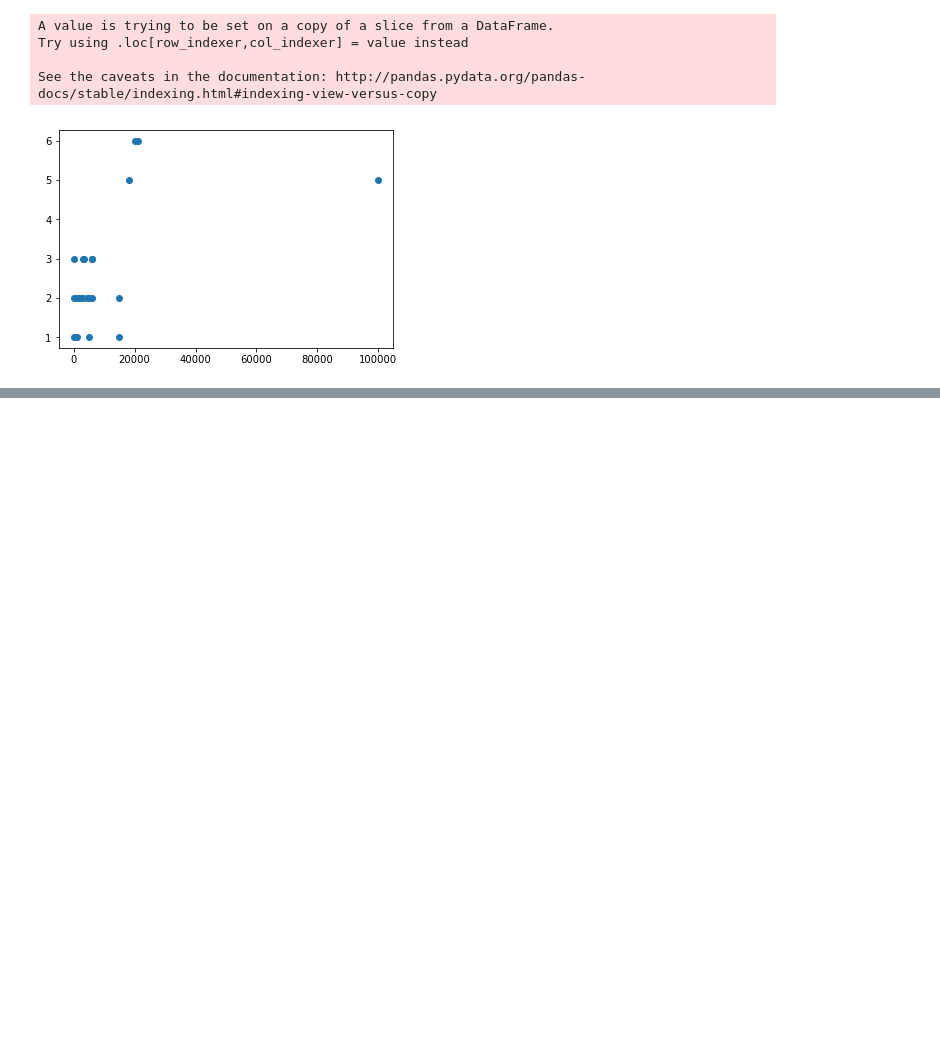
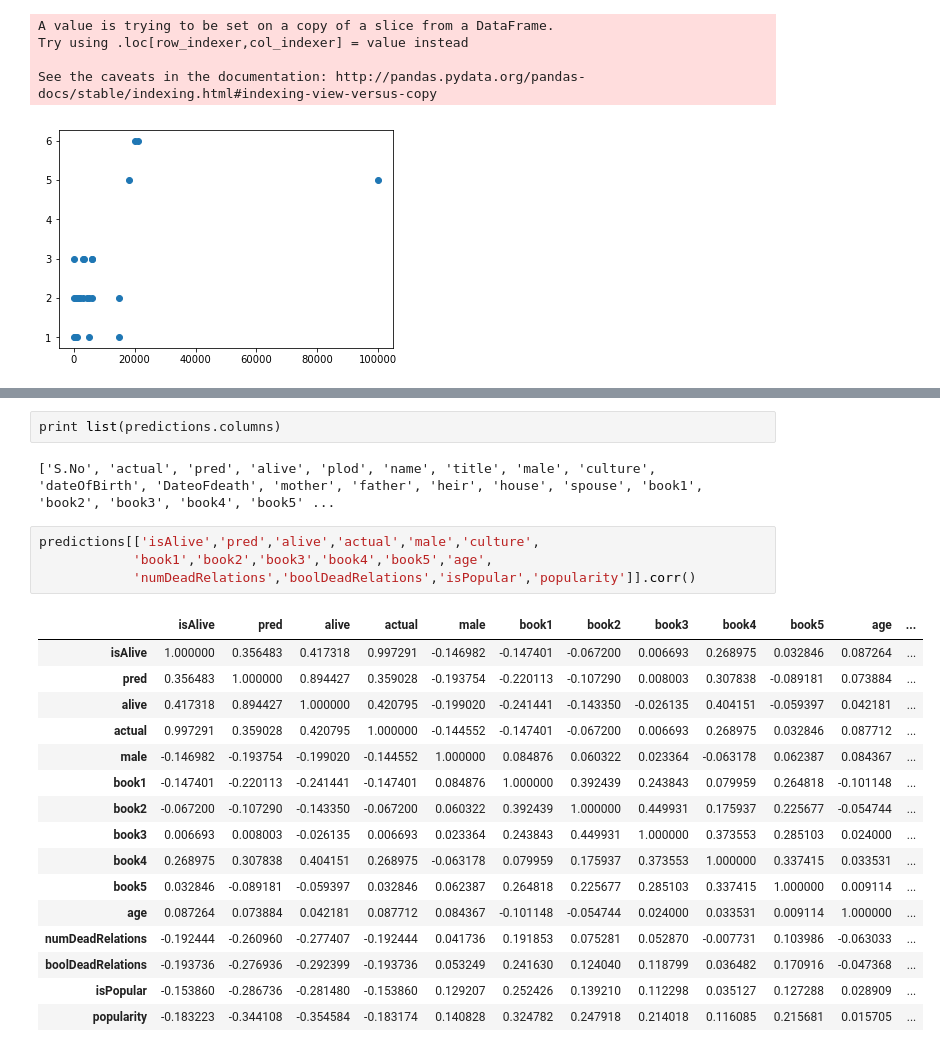
Before and after one commit to christopherpryer/gameofthrones_analysis, a Jupyter notebook: analysis.ipynb, the cells around one changed output, grey strips where cells are left out. Saved outputs shown, nothing was run; the diff lists cells and outputs as text; blank space fills up the shorter version.

```diff
--- a/analysis.ipynb
+++ b/analysis.ipynb
@@ -245,0 +307,25 @@ See the caveats in the documentation: http://pandas.pydata.org/pandas-docs/stabl
+# %%
+print list(predictions.columns)
+# %% [output]
+['S.No', 'actual', 'pred', 'alive', 'plod', 'name', 'title', 'male', 'culture', 'dateOfBirth', 'DateoFdeath', 'mother', 'father', 'heir', 'house', 'spouse', 'book1', 'book2', 'book3', 'book4', 'book5' ...
+# %%
+predictions[['isAlive','pred','alive','actual','male','culture',
+            'book1','book2','book3','book4','book5','age',
+            'numDeadRelations','boolDeadRelations','isPopular','popularity']].corr()
+# %% [output]
+|  | isAlive | pred | alive | actual | male | book1 | book2 | book3 | book4 | book5 | age | ... |
+| isAlive | 1.000000 | 0.356483 | 0.417318 | 0.997291 | -0.146982 | -0.147401 | -0.067200 | 0.006693 | 0.268975 | 0.032846 | 0.087264 | ... |
+| pred | 0.356483 | 1.000000 | 0.894427 | 0.359028 | -0.193754 | -0.220113 | -0.107290 | 0.008003 | 0.307838 | -0.089181 | 0.073884 | ... |
+| alive | 0.417318 | 0.894427 | 1.000000 | 0.420795 | -0.199020 | -0.241441 | -0.143350 | -0.026135 | 0.404151 | -0.059397 | 0.042181 | ... |
+| actual | 0.997291 | 0.359028 | 0.420795 | 1.000000 | -0.144552 | -0.147401 | -0.067200 | 0.006693 | 0.268975 | 0.032846 | 0.087712 | ... |
+| male | -0.146982 | -0.193754 | -0.199020 | -0.144552 | 1.000000 | 0.084876 | 0.060322 | 0.023364 | -0.063178 | 0.062387 | 0.084367 | ... |
+| book1 | -0.147401 | -0.220113 | -0.241441 | -0.147401 | 0.084876 | 1.000000 | 0.392439 | 0.243843 | 0.079959 | 0.264818 | -0.101148 | ... |
+| book2 | -0.067200 | -0.107290 | -0.143350 | -0.067200 | 0.060322 | 0.392439 | 1.000000 | 0.449931 | 0.175937 | 0.225677 | -0.054744 | ... |
+| book3 | 0.006693 | 0.008003 | -0.026135 | 0.006693 | 0.023364 | 0.243843 | 0.449931 | 1.000000 | 0.373553 | 0.285103 | 0.024000 | ... |
+| book4 | 0.268975 | 0.307838 | 0.404151 | 0.268975 | -0.063178 | 0.079959 | 0.175937 | 0.373553 | 1.000000 | 0.337415 | 0.033531 | ... |
+| book5 | 0.032846 | -0.089181 | -0.059397 | 0.032846 | 0.062387 | 0.264818 | 0.225677 | 0.285103 | 0.337415 | 1.000000 | 0.009114 | ... |
+| age | 0.087264 | 0.073884 | 0.042181 | 0.087712 | 0.084367 | -0.101148 | -0.054744 | 0.024000 | 0.033531 | 0.009114 | 1.000000 | ... |
+| numDeadRelations | -0.192444 | -0.260960 | -0.277407 | -0.192444 | 0.041736 | 0.191853 | 0.075281 | 0.052870 | -0.007731 | 0.103986 | -0.063033 | ... |
+| boolDeadRelations | -0.193736 | -0.276936 | -0.292399 | -0.193736 | 0.053249 | 0.241630 | 0.124040 | 0.118799 | 0.036482 | 0.170916 | -0.047368 | ... |
+| isPopular | -0.153860 | -0.286736 | -0.281480 | -0.153860 | 0.129207 | 0.252426 | 0.139210 | 0.112298 | 0.035127 | 0.127288 | 0.028909 | ... |
+| popularity | -0.183223 | -0.344108 | -0.354584 | -0.183174 | 0.140828 | 0.324782 | 0.247918 | 0.214018 | 0.116085 | 0.215681 | 0.015705 | ... |
```
Also changed, not shown: parts of 9 cells of this notebook.
